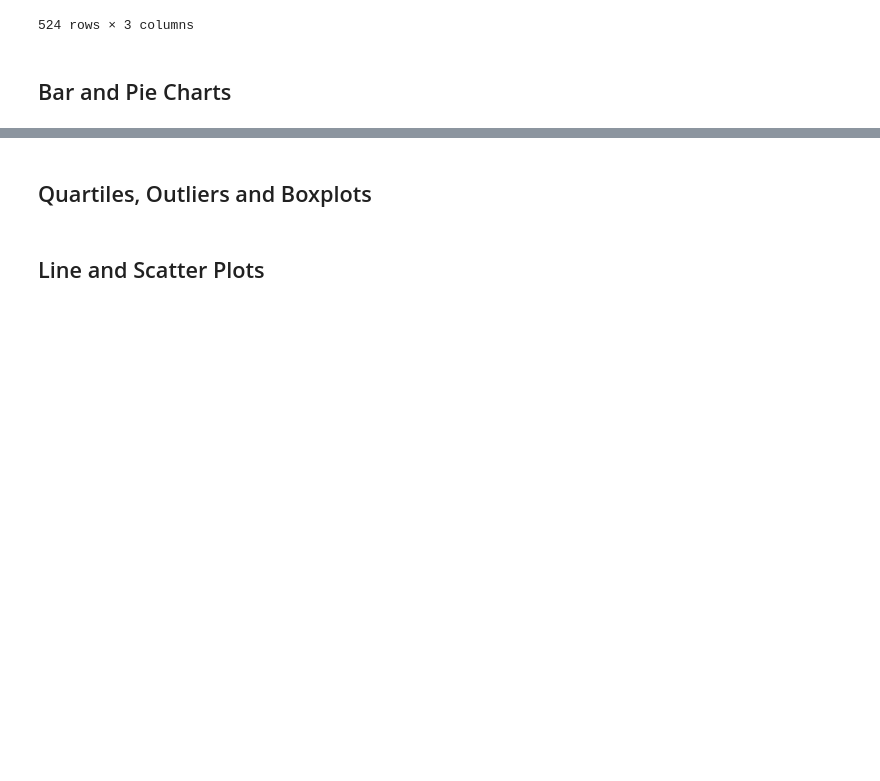
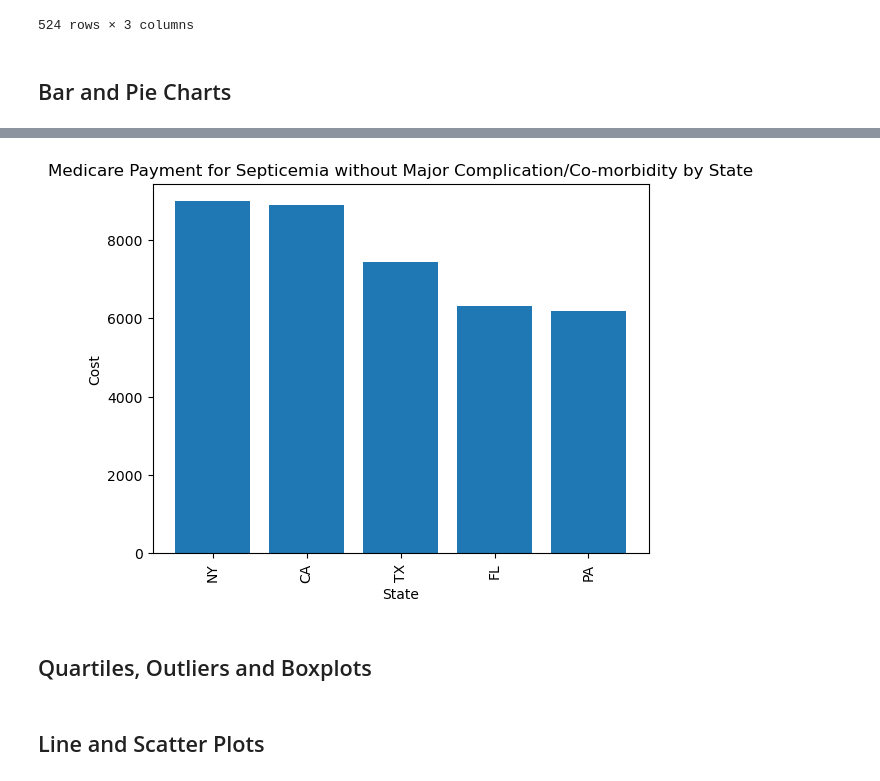
Before and after one commit to kgndirangu/project1, a Jupyter notebook: medicare.ipynb, the cells around one changed output, grey strips where cells are left out. Saved outputs shown, nothing was run; the diff lists cells and outputs as text; code cells hidden in the pictures; blank space fills up the shorter version.

```diff
--- a/medicare.ipynb
+++ b/medicare.ipynb
@@ -305,3 +348,9 @@ cost_summary
 524 rows × 3 columns
 # %% [markdown]
 ## Bar and Pie Charts
+# %%
+#Create dataset for 5 states of interest (states with highest discharge rates): PA, NY, CA, TX, FL
+
+selected_states = ["PA", "CA", "NY", "FL", "TX"]
+top_states = medicare_data[medicare_data["Rndrng_Prvdr_State_Abrvtn"].isin(selected_states)]
+top_states.head()
@@ -307,0 +364,22 @@ cost_summary
+# %%
+# SEPTICEMIA OR SEVERE SEPSIS WITHOUT MV >96 HOURS WITHOUT MCC BY TOP 5 STATES
+sep = top_states.loc[top_states["DRG_Desc"]=="SEPTICEMIA OR SEVERE SEPSIS WITHOUT MV >96 HOURS WITHOUT MCC"]
+
+#Cost summary
+mean_subm_chrg_sep = sep.groupby("Rndrng_Prvdr_State_Abrvtn")["Avg_Submtd_Cvrd_Chrg"].mean().sort_values(ascending=False)
+mean_tot_paymt_sep = sep.groupby("Rndrng_Prvdr_State_Abrvtn")["Avg_Tot_Pymt_Amt"].mean().sort_values(ascending=False)
+mean_med_paymt_sep = sep.groupby("Rndrng_Prvdr_State_Abrvtn")["Avg_Mdcr_Pymt_Amt"].mean().sort_values(ascending=False)
+perc_cov = (mean_med_paymt_sep/mean_subm_chrg_sep)*100
+# med_submitted_charge = sep.groupby("Rndrng_Prvdr_State_Abrvtn")["Avg_Submtd_Cvrd_Chrg"].median()
+# var_submitted_charge = sep.groupby("Rndrng_Prvdr_State_Abrvtn")["Avg_Submtd_Cvrd_Chrg"].var()
+# sd_submitted_charge = sep.groupby("Rndrng_Prvdr_State_Abrvtn")["Avg_Submtd_Cvrd_Chrg"].std()
+# sem_submitted_charge = sep.groupby("Rndrng_Prvdr_State_Abrvtn")["Avg_Submtd_Cvrd_Chrg"].sem()
+
+cost_summary_sep = pd.DataFrame({
+"Mean Submitted Covered Charge": mean_subm_chrg_sep,
+"Average Total Payment Amount": mean_tot_paymt_sep,
+"Average Medicare Payment Amount": mean_med_paymt_sep,
+"Medicare Percentage Covered": perc_cov
+
+})
+cost_summary_sep
@@ -308,3 +394,16 @@ cost_summary
+# %%
+# Create a bar chart of medicare payments by state
+height = cost_summary_sep["Average Medicare Payment Amount"].sort_values(ascending=False)
+
+plt.bar(x=height.index, height=height)
+plt.title("Medicare Payment for Septicemia without Major Complication/Co-morbidity by State")
+plt.xlabel("State")
+plt.ylabel("Cost")
+plt.xticks(rotation = 90)
+plt.savefig("Chart5.png")
+plt.show()
+# %% [output]
+[figure, added]
 # %% [markdown]
 ## Quartiles, Outliers and Boxplots
 # %% [markdown]
```
Also changed, not shown: parts of 11 cells of this notebook, 3 other files.
